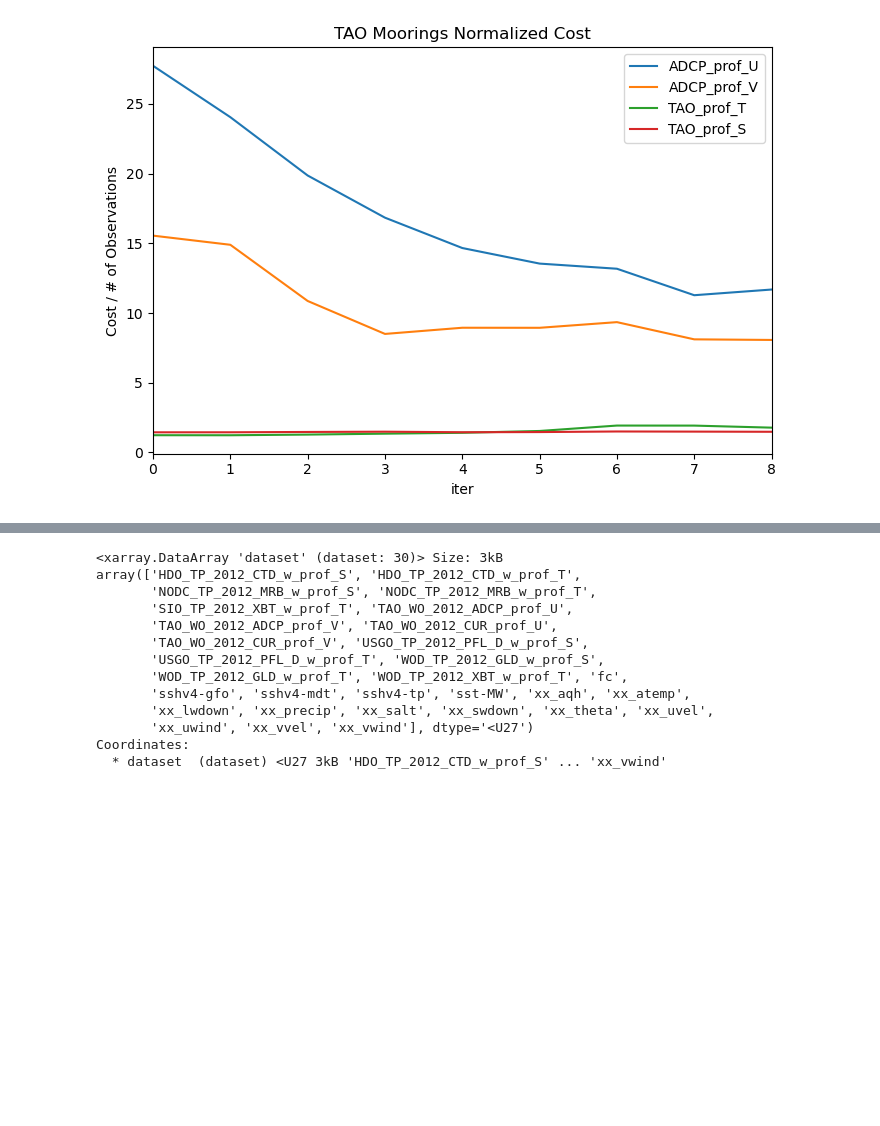
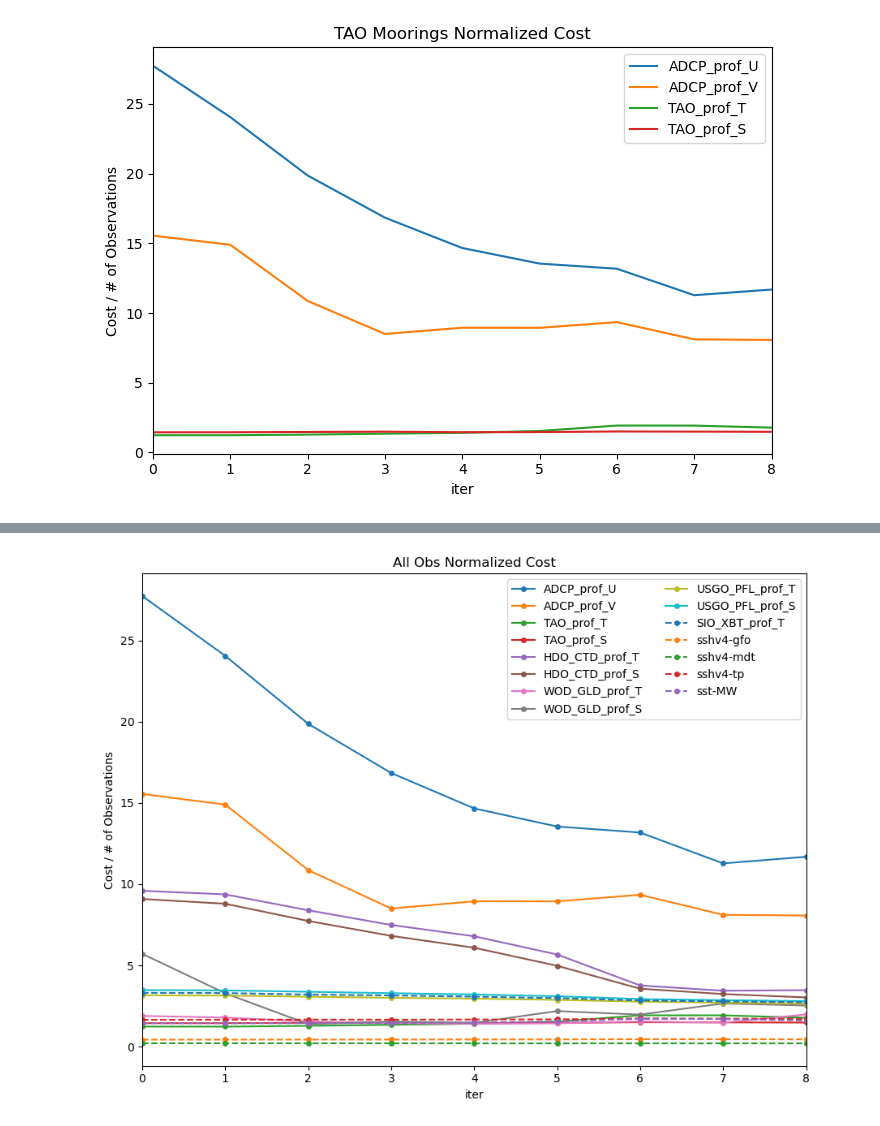
Before and after one commit to eldavenport/TPOSE6_VelocityAssim, a Jupyter notebook: cost_function/cost_by_iter.ipynb, the cells around one changed output, grey strips where cells are left out. Saved outputs shown, nothing was run; the diff lists cells and outputs as text; code cells hidden in the pictures; blank space fills up the shorter version.

```diff
--- a/cost_function/cost_by_iter.ipynb
+++ b/cost_function/cost_by_iter.ipynb
@@ -85,19 +85,28 @@ fig.savefig('cost_function/ecco_cost.png')
-# %%
-ds.dataset
-# %% [output]
-<xarray.DataArray 'dataset' (dataset: 30)> Size: 3kB
-array(['HDO_TP_2012_CTD_w_prof_S', 'HDO_TP_2012_CTD_w_prof_T',
-       'NODC_TP_2012_MRB_w_prof_S', 'NODC_TP_2012_MRB_w_prof_T',
-       'SIO_TP_2012_XBT_w_prof_T', 'TAO_WO_2012_ADCP_prof_U',
-       'TAO_WO_2012_ADCP_prof_V', 'TAO_WO_2012_CUR_prof_U',
-       'TAO_WO_2012_CUR_prof_V', 'USGO_TP_2012_PFL_D_w_prof_S',
-       'USGO_TP_2012_PFL_D_w_prof_T', 'WOD_TP_2012_GLD_w_prof_S',
-       'WOD_TP_2012_GLD_w_prof_T', 'WOD_TP_2012_XBT_w_prof_T', 'fc',
-       'sshv4-gfo', 'sshv4-mdt', 'sshv4-tp', 'sst-MW', 'xx_aqh', 'xx_atemp',
-       'xx_lwdown', 'xx_precip', 'xx_salt', 'xx_swdown', 'xx_theta', 'xx_uvel',
-       'xx_uwind', 'xx_vvel', 'xx_vwind'], dtype='<U27')
-Coordinates:
-  * dataset  (dataset) <U27 3kB 'HDO_TP_2012_CTD_w_prof_S' ... 'xx_vwind'
+# %%
+fig, ax = plt.subplots(figsize=(9, 7))
+(ds.cost.sel(dataset='TAO_WO_2012_ADCP_prof_U')/ds.n_obs.sel(dataset='TAO_WO_2012_ADCP_prof_U')).plot(ax=ax,label='ADCP_prof_U',marker='o',markersize=4)
+(ds.cost.sel(dataset='TAO_WO_2012_ADCP_prof_V')/ds.n_obs.sel(dataset='TAO_WO_2012_ADCP_prof_V')).plot(ax=ax,label='ADCP_prof_V',marker='o',markersize=4)
+(ds.cost.sel(dataset='NODC_TP_2012_MRB_w_prof_T')/ds.n_obs.sel(dataset='NODC_TP_2012_MRB_w_prof_T')).plot(ax=ax,label='TAO_prof_T',marker='o',markersize=4)
+(ds.cost.sel(dataset='NODC_TP_2012_MRB_w_prof_S')/ds.n_obs.sel(dataset='NODC_TP_2012_MRB_w_prof_S')).plot(ax=ax,label='TAO_prof_S',marker='o',markersize=4)
+(ds.cost.sel(dataset='HDO_TP_2012_CTD_w_prof_T')/ds.n_obs.sel(dataset='HDO_TP_2012_CTD_w_prof_T')).plot(ax=ax,label='HDO_CTD_prof_T',marker='o',markersize=4)
+(ds.cost.sel(dataset='HDO_TP_2012_CTD_w_prof_S')/ds.n_obs.sel(dataset='HDO_TP_2012_CTD_w_prof_S')).plot(ax=ax,label='HDO_CTD_prof_S',marker='o',markersize=4)
+(ds.cost.sel(dataset='WOD_TP_2012_GLD_w_prof_T')/ds.n_obs.sel(dataset='WOD_TP_2012_GLD_w_prof_T')).plot(ax=ax,label='WOD_GLD_prof_T',marker='o',markersize=4)
+(ds.cost.sel(dataset='WOD_TP_2012_GLD_w_prof_S')/ds.n_obs.sel(dataset='WOD_TP_2012_GLD_w_prof_S')).plot(ax=ax,label='WOD_GLD_prof_S',marker='o',markersize=4)
+(ds.cost.sel(dataset='USGO_TP_2012_PFL_D_w_prof_T')/ds.n_obs.sel(dataset='USGO_TP_2012_PFL_D_w_prof_T')).plot(ax=ax,label='USGO_PFL_prof_T',marker='o',markersize=4)
+(ds.cost.sel(dataset='USGO_TP_2012_PFL_D_w_prof_S')/ds.n_obs.sel(dataset='USGO_TP_2012_PFL_D_w_prof_S')).plot(ax=ax,label='USGO_PFL_prof_S',marker='o',markersize=4)
+(ds.cost.sel(dataset='SIO_TP_2012_XBT_w_prof_T')/ds.n_obs.sel(dataset='SIO_TP_2012_XBT_w_prof_T')).plot(ax=ax,label='SIO_XBT_prof_T',linestyle='--',marker='o',markersize=4)
+(ds.cost.sel(dataset='sshv4-gfo')/ds.n_obs.sel(dataset='sshv4-gfo')).plot(ax=ax,label='sshv4-gfo',linestyle='--',marker='o',markersize=4)
+(ds.cost.sel(dataset='sshv4-mdt')/ds.n_obs.sel(dataset='sshv4-mdt')).plot(ax=ax,label='sshv4-mdt',linestyle='--',marker='o',markersize=4)
+(ds.cost.sel(dataset='sshv4-tp')/ds.n_obs.sel(dataset='sshv4-tp')).plot(ax=ax,label='sshv4-tp',linestyle='--',marker='o',markersize=4)
+(ds.cost.sel(dataset='sst-MW')/ds.n_obs.sel(dataset='sst-MW')).plot(ax=ax,label='sst-MW',linestyle='--',marker='o',markersize=4)
+ax.set_title('All Obs Normalized Cost')
+ax.set_ylabel('Cost / # of Observations')
+ax.legend(ncol=2)
+ax.set_xlim(0,ds.iter.max())
+plt.tight_layout()
+fig.savefig('cost_function/obs_cost.png')
+# %% [output]
+[figure, added]
 # %%
 fig, ax = plt.subplots(figsize=(9, 7))
 ((ds.cost.sel(dataset='xx_aqh')/ds.n_obs.sel(dataset='xx_aqh'))).plot(ax=ax,label='xx_aqh',marker='o',markersize=4)
```
Also changed, not shown: parts of 3 cells of this notebook, 4 other files.
